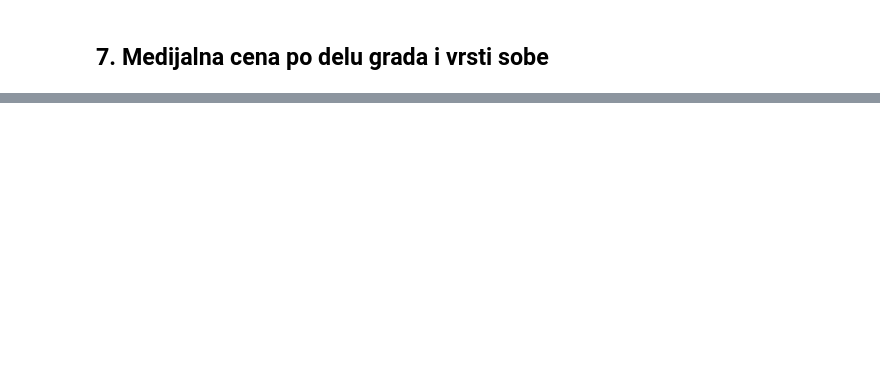
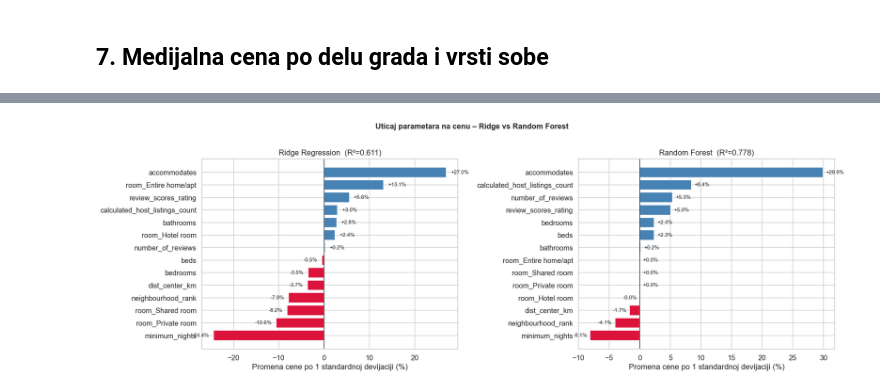
Before and after one commit to DusanVukovic3/SezonalnostAirBnB_Barselona, a Jupyter notebook: price_analysis.ipynb, the cells around one changed output, grey strips where cells are left out. Drawn from its saved outputs; the diff is of its cells as text; code cells hidden in the pictures; blank space fills up the shorter version.

```diff
--- a/price_analysis.ipynb
+++ b/price_analysis.ipynb
@@ -493,0 +524,29 @@ Seasonal Naive            €1.69      €2.33
+# %%
+fig, axes = plt.subplots(1, 2, figsize=(18, 6))
+
+# Ridge
+ridge_pct = (np.exp(coefs) - 1) * 100
+colors_ridge = ['crimson' if v < 0 else 'steelblue' for v in ridge_pct]
+bars = axes[0].barh(ridge_pct.index, ridge_pct.values, color=colors_ridge)
+axes[0].axvline(0, color='black', linewidth=0.8)
+axes[0].set_title(f'Ridge Regression  (R²={r2:.3f})')
+axes[0].set_xlabel('Promena cene po 1 standardnoj devijaciji (%)')
+for bar, val in zip(bars, ridge_pct.values):
+    axes[0].text(val + (1 if val >= 0 else -1), bar.get_y() + bar.get_height() / 2,
+                 f'{val:+.1f}%', va='center', ha='left' if val >= 0 else 'right', fontsize=9)
+
+# Random Forest
+colors_rf = ['crimson' if v < 0 else 'steelblue' for v in pd_effects]
+bars = axes[1].barh(pd_effects.index, pd_effects.values, color=colors_rf)
+axes[1].axvline(0, color='black', linewidth=0.8)
+axes[1].set_title(f'Random Forest  (R²={rf_r2:.3f})')
+axes[1].set_xlabel('Promena cene po 1 standardnoj devijaciji (%)')
+for bar, val in zip(bars, pd_effects.values):
+    axes[1].text(val + (0.5 if val >= 0 else -0.5), bar.get_y() + bar.get_height() / 2,
+                 f'{val:+.1f}%', va='center', ha='left' if val >= 0 else 'right', fontsize=9)
+
+plt.suptitle('Uticaj parametara na cenu – Ridge vs Random Forest', fontsize=13, fontweight='bold', y=1.01)
+plt.tight_layout()
+plt.show()
+# %% [output]
+[figure, added]
```
Also changed, not shown: parts of 30 cells of this notebook.
